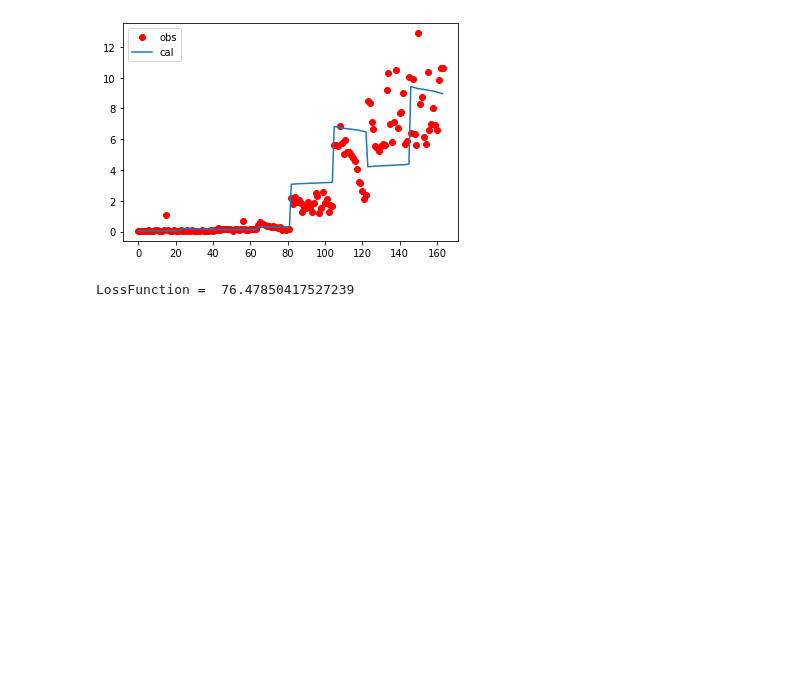
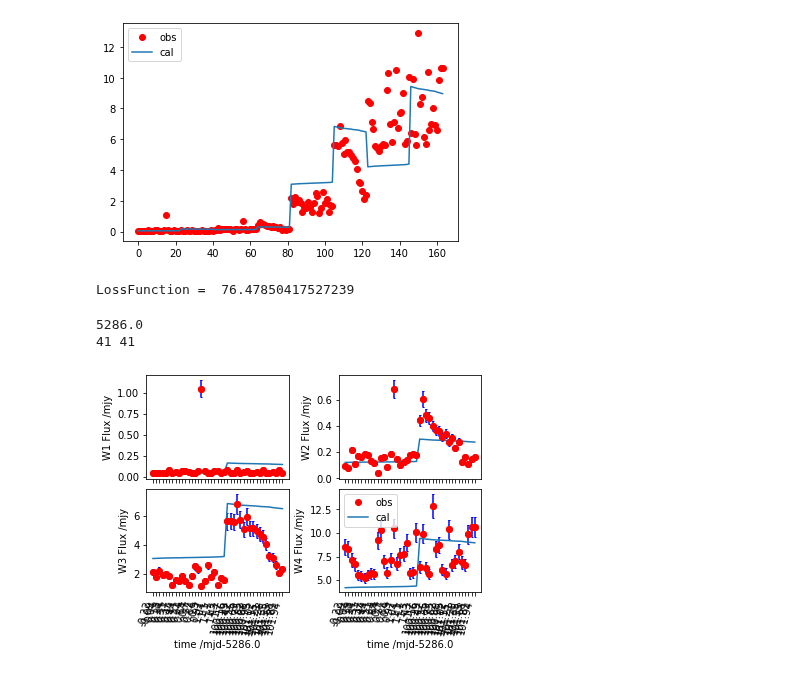
Before and after one commit to AstroHHQ/learngit, a Jupyter notebook: newwisedata/test3/2010FH81.ipynb, the cells around one changed output. Drawn from its saved outputs; the diff is of its cells as text; code cells hidden in the pictures; blank space fills up the shorter version.

```diff
--- a/newwisedata/test3/2010FH81.ipynb
+++ b/newwisedata/test3/2010FH81.ipynb
@@ -231,3 +231,53 @@ def loss(obs,cal,err):
 print('LossFunction = ',loss(y,Model_neatm_Ref_jhx(test,xt,lamdai),y*0.1))
 # %% [output]
 LossFunction =  76.47850417527239
+# %%
+tjd = np.loadtxt(f'mba.jd.{name}')
+tmjd = tjd-2450000.5
+roundmjd = np.around(tmjd,0)
+rmjd = min(roundmjd)
+print(rmjd)
+xtime = np.around(tmjd-rmjd,2)
+yflux = Model_neatm_Ref_jhx(test,xt,lamdai)
+plt.subplot(2,2,1)
+plt.plot(y[:n4],'ro',label='obs')
+plt.errorbar(range(0,n4,1),y[:n4], yerr=y[:n4]*0.1, fmt="o",ecolor='b',color='r', capsize=1.0)
+plt.plot(yflux[:n4],label='cal')
+plt.xticks(range(0,n4,1),xtime,rotation=75,ha='right')
+#plt.xlabel('time /mjd')
+plt.ylabel('W1 Flux /mjy')
+ax1 = plt.gca()
+ax1.axes.xaxis.set_ticklabels([])
+
+plt.subplot(2,2,2)
+plt.plot(y[n4:n4*2],'ro',label='obs')
+plt.errorbar(range(0,n4,1),y[n4:n4*2], yerr=y[n4:n4*2]*0.1, fmt="o",ecolor='b',color='r', capsize=1.0)
+plt.plot(yflux[n4:n4*2],label='cal')
+plt.xticks(range(0,n4,1),xtime,rotation=75,ha='right')
+#plt.xlabel('time /mjd')
+plt.ylabel('W2 Flux /mjy')
+ax2 = plt.gca()
+ax2.axes.xaxis.set_ticklabels([])
+
+plt.subplot(2,2,3)
+plt.plot(y[n4*2:n4*3],'ro',label='obs')
+plt.errorbar(range(0,n4,1),y[n4*2:n4*3], yerr=y[n4*2:n4*3]*0.1, fmt="o",ecolor='b',color='r', capsize=1.0)
+plt.plot(yflux[n4*2:n4*3],label='cal')
+plt.xticks(range(0,n4,1),xtime,rotation=75,ha='right')
+plt.xlabel(f'time /mjd-{rmjd}')
+plt.ylabel('W3 Flux /mjy')
+
+plt.subplot(2,2,4)
+plt.plot(y[n4*3:],'ro',label='obs')
+plt.errorbar(range(0,n4,1),y[n4*3:], yerr=y[n4*3:]*0.1, fmt="o",ecolor='b',color='r', capsize=1.0)
+plt.plot(yflux[n4*3:],label='cal')
+plt.xticks(range(0,n4,1),xtime,rotation=75,ha='right')
+plt.xlabel(f'time /mjd-{rmjd}')
+plt.ylabel('W4 Flux /mjy')
+plt.legend()
+plt.subplots_adjust(left=None,bottom=None,right=None,top=None,wspace=0.35,hspace=0.1)
+print(len(tjd),n4)
+# %% [output]
+5286.0
+41 41
+[figure, added]
```
Also changed, not shown: 17 other files.
